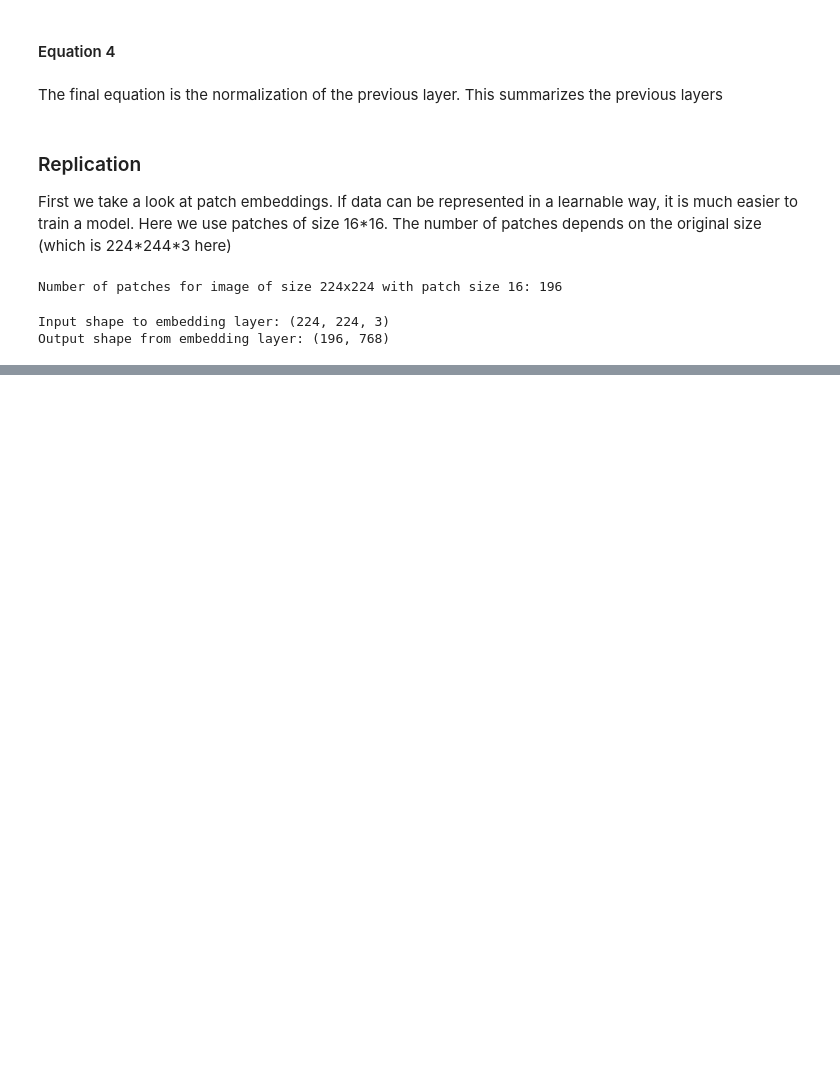
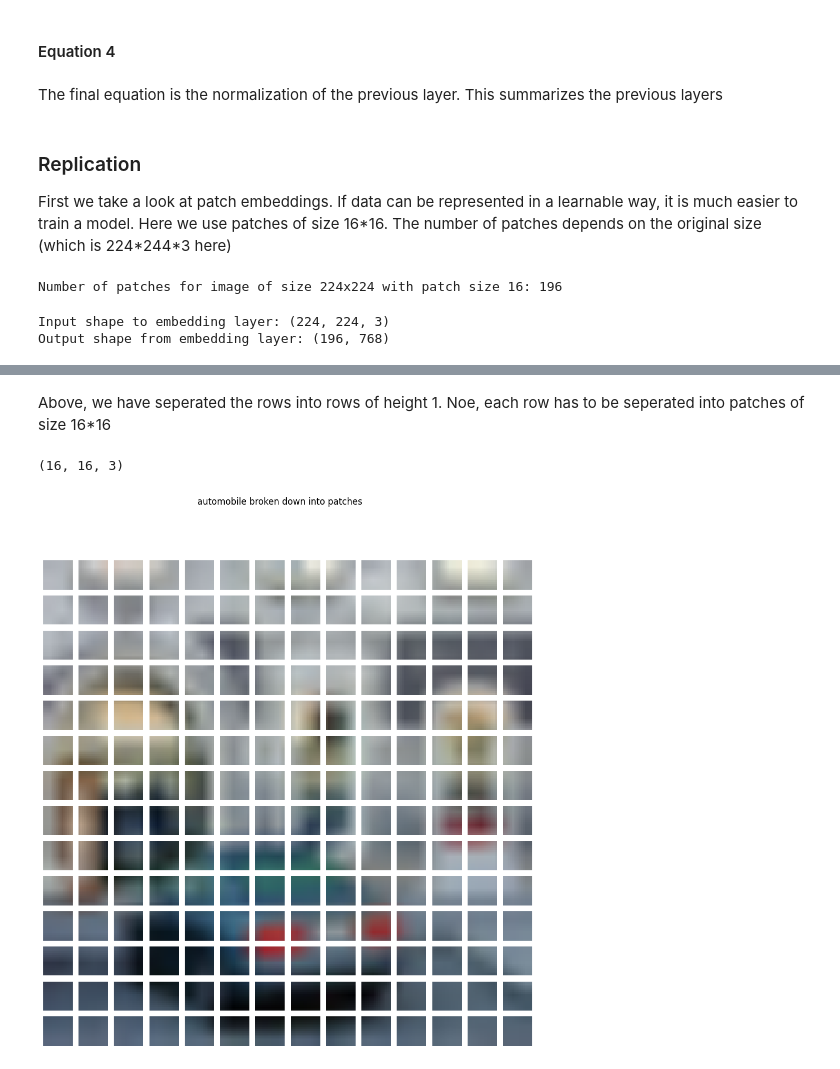
Before and after one commit to Warren-SJ/Experiment-Tracking-ML, a Jupyter notebook: ViT.ipynb, the cells around one changed output, grey strips where cells are left out. Drawn from its saved outputs; the diff is of its cells as text; code cells hidden in the pictures; blank space fills up the shorter version.

```diff
--- a/ViT.ipynb
+++ b/ViT.ipynb
@@ -185,0 +210,23 @@ Output shape from embedding layer: (196, 768)
+# %% [markdown]
+Above, we have seperated the rows into rows of height 1. Noe, each row has to be seperated into patches of size 16\*16
+# %%
+patches = np.zeros((number_of_patches, patch_size, patch_size, color_channels))
+for i,row in enumerate(rows):
+    for j in range(width // patch_size):
+        patch = row[:, j * patch_size: (j + 1) * patch_size,:]
+        patches[i * (width // patch_size) + j] = patch
+print(patches[0].shape)
+# %% [output]
+(16, 16, 3)
+# %%
+fig, axes = plt.subplots(nrows = height // patch_size,
+                         ncols = width // patch_size,
+                         figsize = (12, 12))
+fig.suptitle(f"{class_names[random_label]} broken down into patches")
+for i in range(height // patch_size):
+    for j in range(width // patch_size):
+        axes[i,j].imshow(patches[i * width // patch_size + j])
+        axes[i,j].axis(False)
+plt.show()
+# %% [output]
+[figure, added]
```
Also changed, not shown: parts of 5 cells of this notebook.
